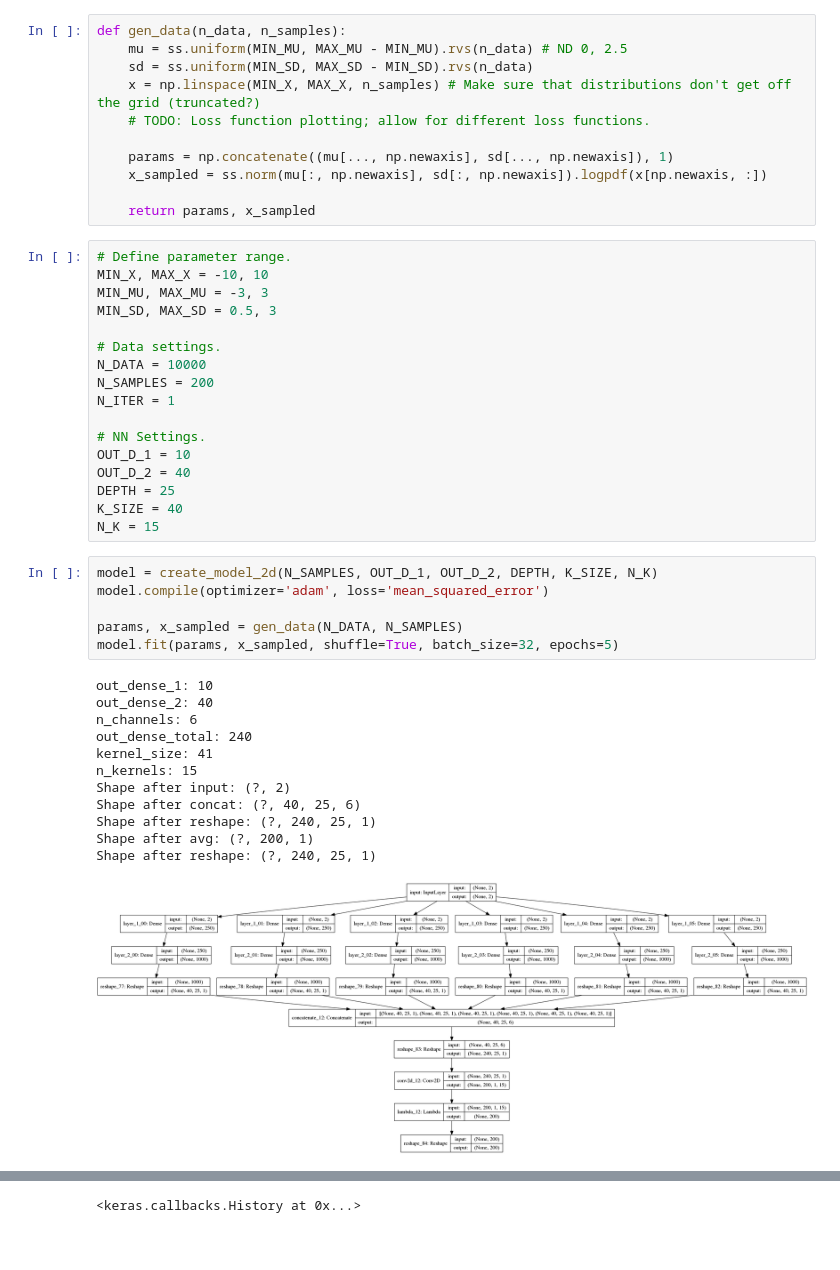
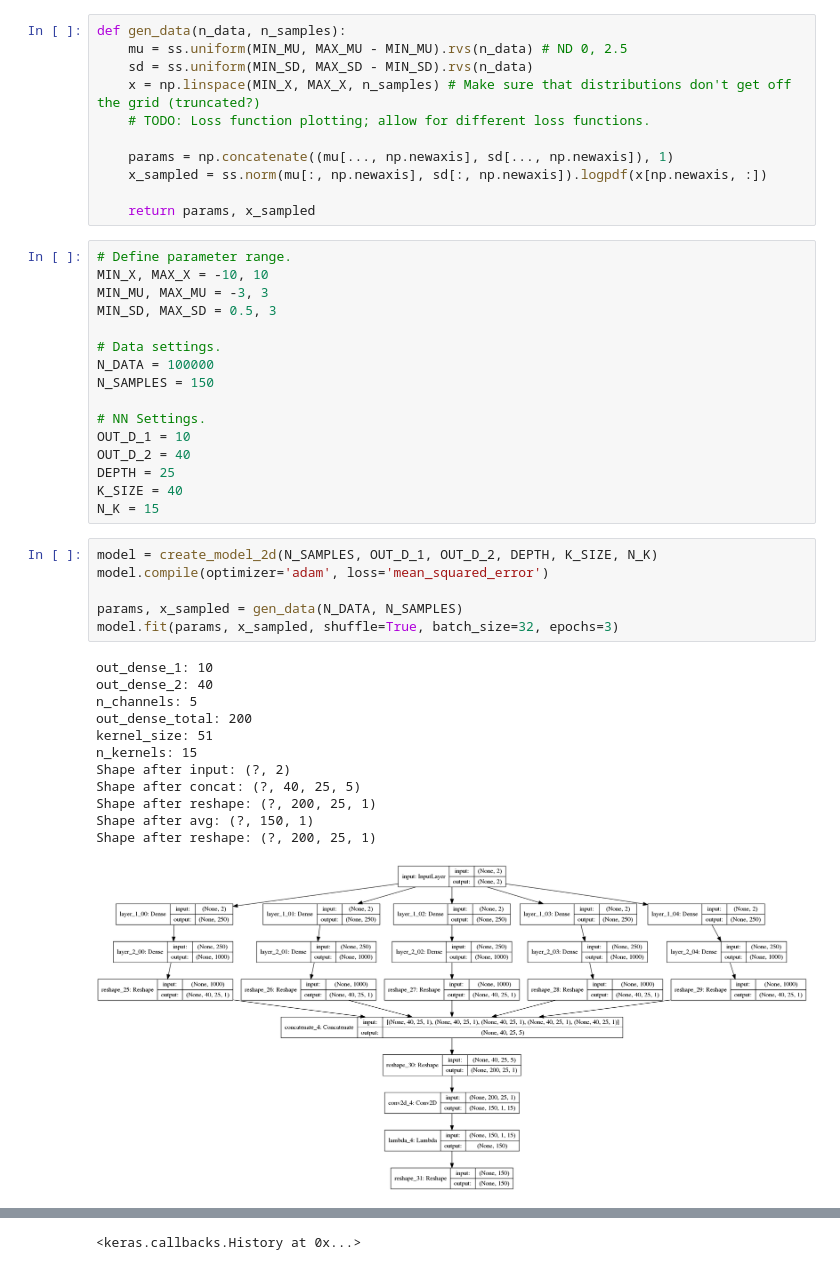
Before and after one commit to simonpeterhans/ep-param-est, a Jupyter notebook: mu-sigma-conv1d-2d.ipynb, the cells around one changed output, grey strips where cells are left out. Saved outputs shown, nothing was run; the diff lists cells and outputs as text; blank space fills up the shorter version.

```diff
--- a/mu-sigma-conv1d-2d.ipynb
+++ b/mu-sigma-conv1d-2d.ipynb
@@ -120,9 +124,8 @@ MIN_MU, MAX_MU = -3, 3
 MIN_SD, MAX_SD = 0.5, 3
 
 # Data settings.
-N_DATA = 10000
-N_SAMPLES = 200
-N_ITER = 1
+N_DATA = 100000
+N_SAMPLES = 150
 
 # NN Settings.
 OUT_D_1 = 10
@@ -133,19 +136,19 @@ N_K = 15
 # %%
 model = create_model_2d(N_SAMPLES, OUT_D_1, OUT_D_2, DEPTH, K_SIZE, N_K)
 model.compile(optimizer='adam', loss='mean_squared_error')
 
 params, x_sampled = gen_data(N_DATA, N_SAMPLES)
-model.fit(params, x_sampled, shuffle=True, batch_size=32, epochs=5)
+model.fit(params, x_sampled, shuffle=True, batch_size=32, epochs=3)
 # %% [output]
 out_dense_1: 10
 out_dense_2: 40
-n_channels: 6
-out_dense_total: 240
-kernel_size: 41
+n_channels: 5
+out_dense_total: 200
+kernel_size: 51
 n_kernels: 15
 Shape after input: (?, 2)
-Shape after concat: (?, 40, 25, 6)
-Shape after reshape: (?, 240, 25, 1)
-Shape after avg: (?, 200, 1)
-Shape after reshape: (?, 240, 25, 1)
+Shape after concat: (?, 40, 25, 5)
+Shape after reshape: (?, 200, 25, 1)
+Shape after avg: (?, 150, 1)
+Shape after reshape: (?, 200, 25, 1)
-[figure, old version]
+[figure, new version]
```
Also changed, not shown: parts of 12 cells of this notebook.
